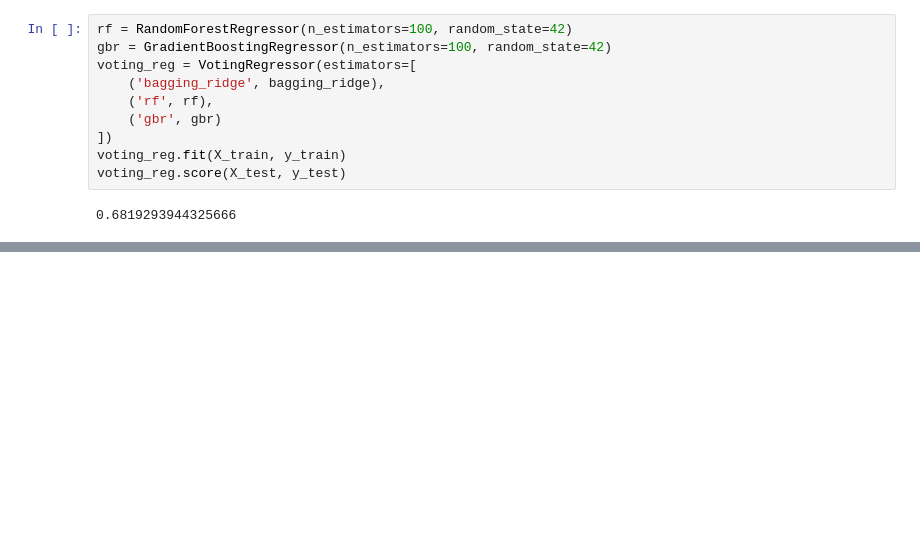
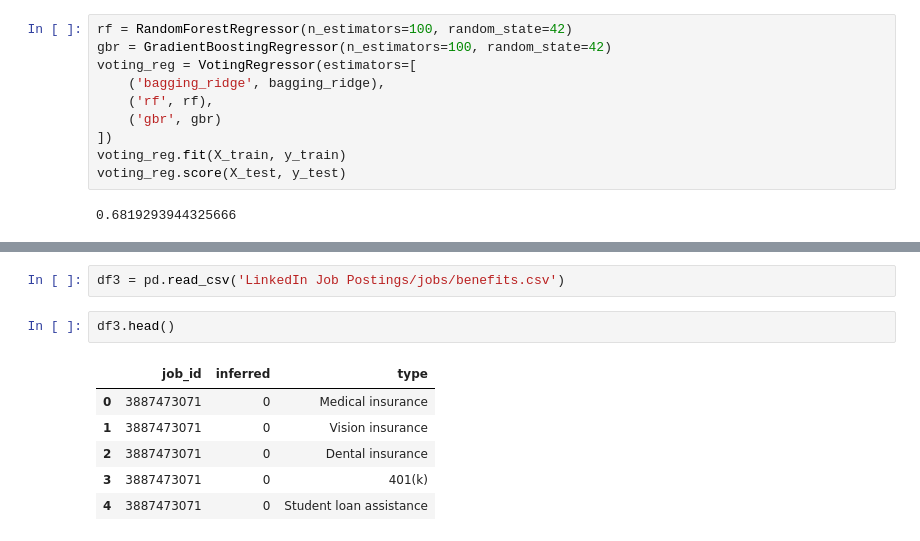
Before and after one commit to Baconthorpe/Salary-Word-Salad, a Jupyter notebook: world_salad_notebook.ipynb, the cells around one changed output, grey strips where cells are left out. Saved outputs shown, nothing was run; the diff lists cells and outputs as text; blank space fills up the shorter version.

```diff
--- a/world_salad_notebook.ipynb
+++ b/world_salad_notebook.ipynb
@@ -393,0 +410,11 @@ voting_reg.score(X_test, y_test)
+# %%
+df3 = pd.read_csv('LinkedIn Job Postings/jobs/benefits.csv')
+# %%
+df3.head()
+# %% [output]
+|  | job_id | inferred | type |
+| 0 | 3887473071 | 0 | Medical insurance |
+| 1 | 3887473071 | 0 | Vision insurance |
+| 2 | 3887473071 | 0 | Dental insurance |
+| 3 | 3887473071 | 0 | 401(k) |
+| 4 | 3887473071 | 0 | Student loan assistance |
```
Also changed, not shown: parts of 11 cells of this notebook, 14 other files.
